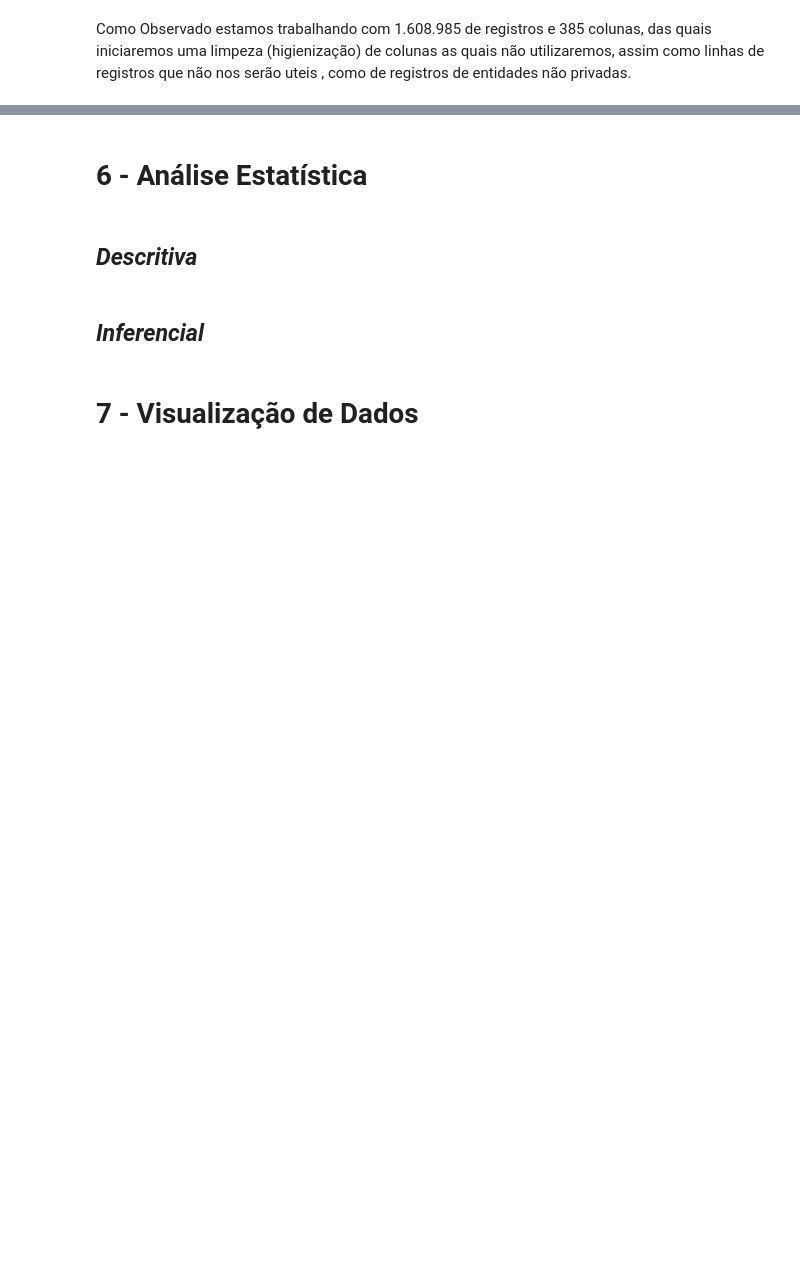
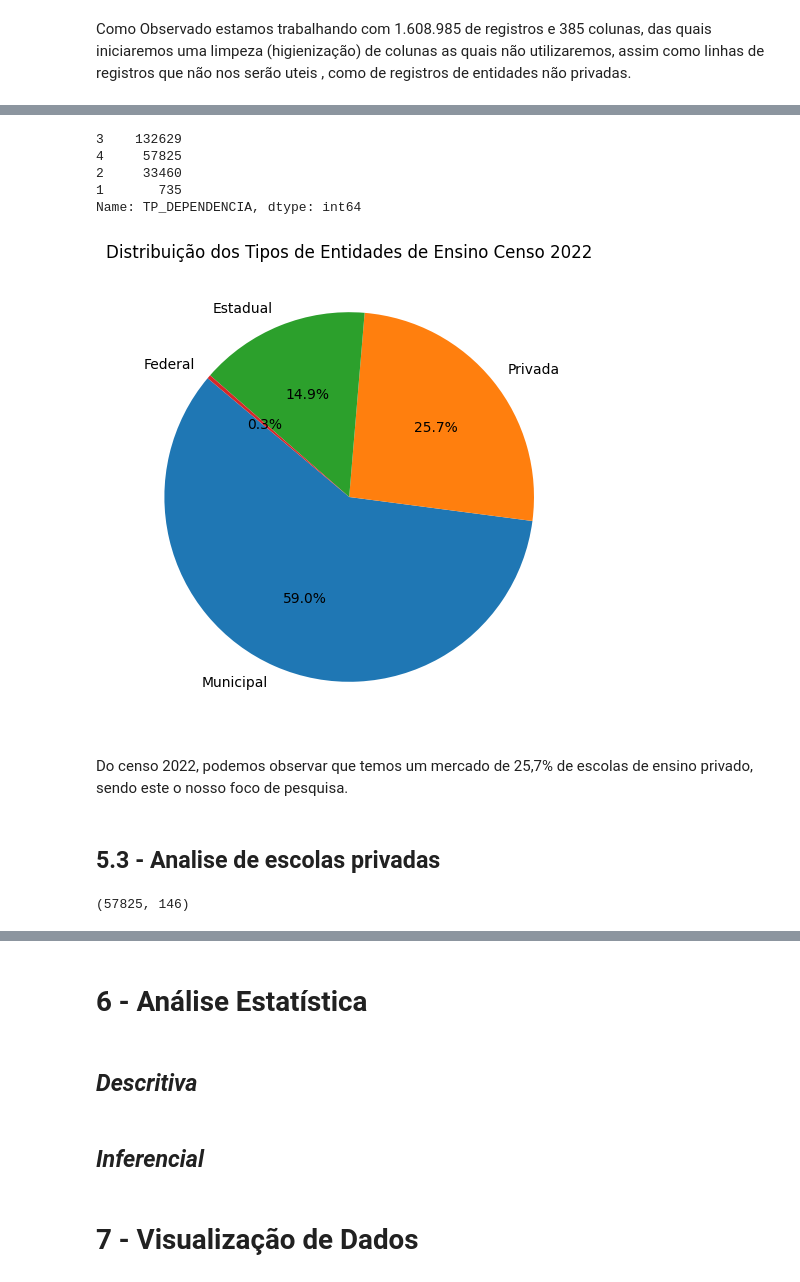
Before and after one commit to AndersonLopesbh/I.S, a Jupyter notebook: Analises IS/Script_python/Analises_IS.ipynb, the cells around one changed output, grey strips where cells are left out. Cells and saved outputs as stored; diff of their text form; code cells hidden in the pictures; blank space fills up the shorter version.

```diff
--- a/Analises IS/Script_python/Analises_IS.ipynb
+++ b/Analises IS/Script_python/Analises_IS.ipynb
@@ -250,0 +288,4 @@ df_senso=df_senso.drop(colNovoSenso,axis=1)
+# %%
+#Vamos apagar também todas as colunas que contem somente NaN
+
+df_censo = df_censo.dropna(axis=1, how='all')
@@ -250,0 +354,27 @@ df_senso=df_senso.drop(colNovoSenso,axis=1)
+# %%
+df_censo['TP_DEPENDENCIA'].value_counts()
+# %% [output]
+3    132629
+4     57825
+2     33460
+1       735
+Name: TP_DEPENDENCIA, dtype: int64
+# %%
+#comparativo de entidades particulares X Demais
+
+# Contando o número de linhas para cada tipo na coluna 'TIPO'
+tipo_counts = df_censo['TP_DEPENDENCIA'].value_counts()
+
+# Criando um gráfico de pizza para mostrar as contagens
+plt.figure(figsize=(8, 6))
+labels=['Municipal','Privada','Estadual','Federal']
+plt.pie(tipo_counts, labels=labels, autopct='%1.1f%%', startangle=140)
+
+plt.title('Distribuição dos Tipos de Entidades de Ensino Censo 2022')
+plt.show()
+# %% [output]
+[figure, added]
+# %% [markdown]
+Do censo 2022, podemos observar que temos um mercado de 25,7% de escolas de ensino privado, sendo este o nosso foco de pesquisa.
+# %% [markdown]
+## 5.3 - Analise de escolas privadas
@@ -250,0 +385,4 @@ df_senso=df_senso.drop(colNovoSenso,axis=1)
+# %%
+df_pv.shape
+# %% [output]
+(57825, 146)
```
Also changed, not shown: parts of 37 cells of this notebook.
